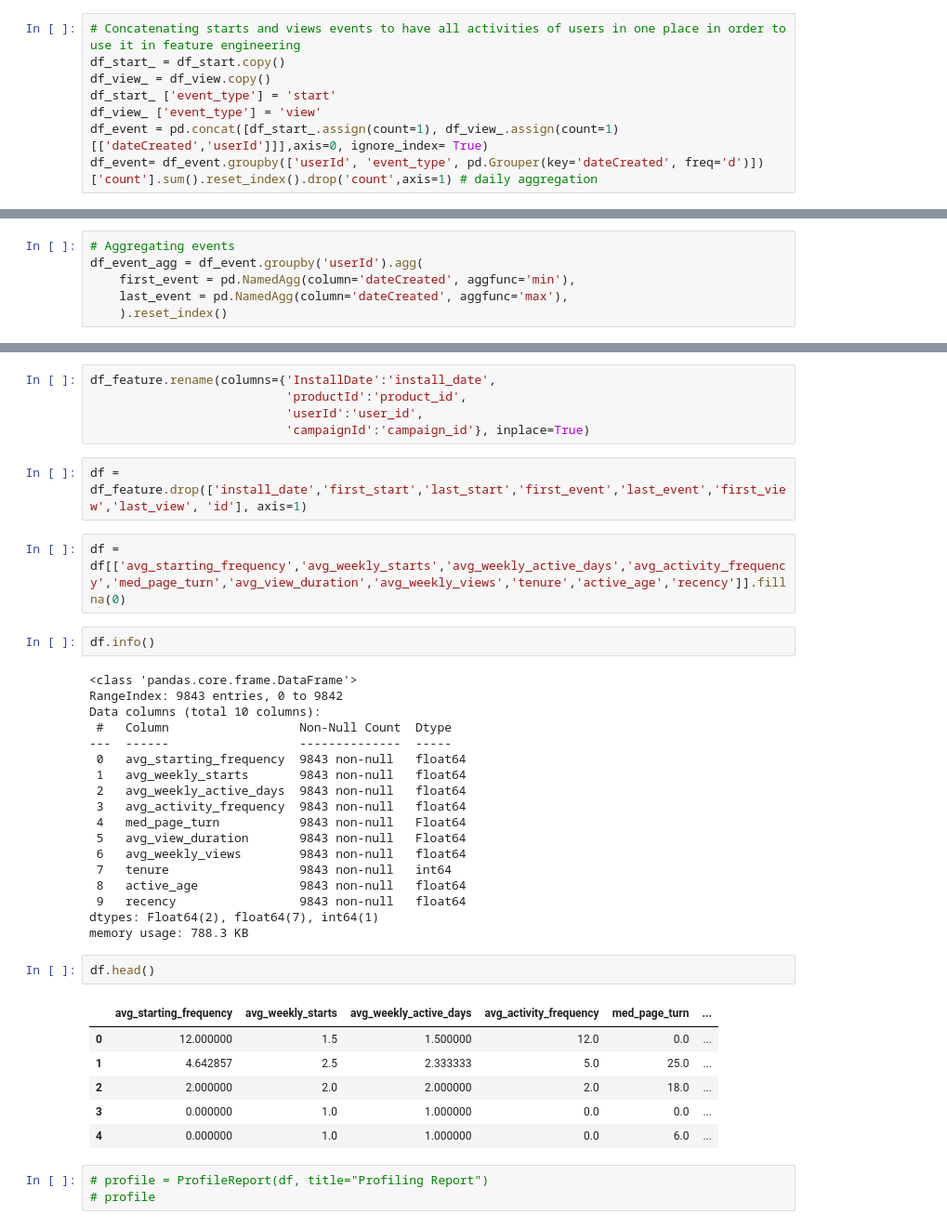
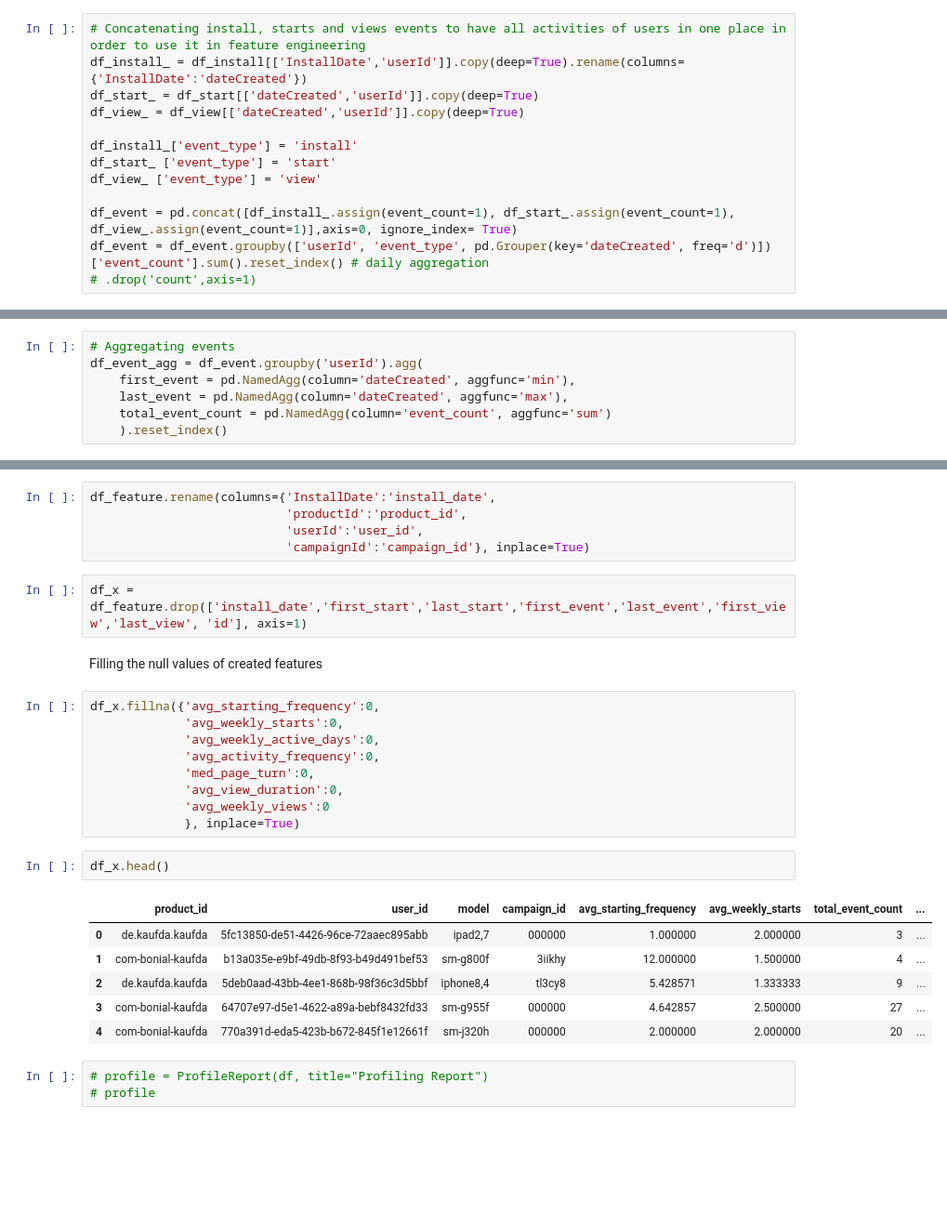
Before and after one commit to miladbahrami/Churn_Prediction, a Jupyter notebook: churn_new.ipynb, the cells around one changed output, grey strips where cells are left out. Shown at 93% size. Saved outputs shown, nothing was run; the diff lists cells and outputs as text; blank space fills up the shorter version.

```diff
--- a/churn_new.ipynb
+++ b/churn_new.ipynb
@@ -199,10 +203,15 @@ df_starts_agg.head()
 | 3 | 00095350-9e64-4b34-9112-b9869703248b | 2017-04-07 | 2017-04-08 | 1.000000 | 2.0 |
 | 4 | 00095653-80f8-4fba-93d9-44ae70bb6263 | 2017-05-09 | 2017-06-21 | 14.333333 | 1.0 |
 # %%
-# Concatenating starts and views events to have all activities of users in one place in order to use it in feature engineering
-df_start_ = df_start.copy()
-df_view_ = df_view.copy()
+# Concatenating install, starts and views events to have all activities of users in one place in order to use it in feature engineering
+df_install_ = df_install[['InstallDate','userId']].copy(deep=True).rename(columns={'InstallDate':'dateCreated'})
+df_start_ = df_start[['dateCreated','userId']].copy(deep=True)
+df_view_ = df_view[['dateCreated','userId']].copy(deep=True)
+
+df_install_['event_type'] = 'install'
 df_start_ ['event_type'] = 'start'
 df_view_ ['event_type'] = 'view'
-df_event = pd.concat([df_start_.assign(count=1), df_view_.assign(count=1)[['dateCreated','userId']]],axis=0, ignore_index= True)
-df_event= df_event.groupby(['userId', 'event_type', pd.Grouper(key='dateCreated', freq='d')])['count'].sum().reset_index().drop('count',axis=1) # daily aggregation
+
+df_event = pd.concat([df_install_.assign(event_count=1), df_start_.assign(event_count=1), df_view_.assign(event_count=1)],axis=0, ignore_index= True)
+df_event = df_event.groupby(['userId', 'event_type', pd.Grouper(key='dateCreated', freq='d')])['event_count'].sum().reset_index() # daily aggregation
+# .drop('count',axis=1)
@@ -211,5 +236,6 @@ df_event= df_event.groupby(['userId', 'event_type', pd.Grouper(key='dateCreated'
 df_event_agg = df_event.groupby('userId').agg(
     first_event = pd.NamedAgg(column='dateCreated', aggfunc='min'),
     last_event = pd.NamedAgg(column='dateCreated', aggfunc='max'),
+    total_event_count = pd.NamedAgg(column='event_count', aggfunc='sum')
     ).reset_index()
 # %%
@@ -307,38 +335,27 @@ df_feature.rename(columns={'InstallDate':'install_date',
                            'userId':'user_id',
                            'campaignId':'campaign_id'}, inplace=True)
 # %%
-df = df_feature.drop(['install_date','first_start','last_start','first_event','last_event','first_view','last_view', 'id'], axis=1)
+df_x = df_feature.drop(['install_date','first_start','last_start','first_event','last_event','first_view','last_view', 'id'], axis=1)
+# %% [markdown]
+Filling the null values of created features
 # %%
-df = df[['avg_starting_frequency','avg_weekly_starts','avg_weekly_active_days','avg_activity_frequency','med_page_turn','avg_view_duration','avg_weekly_views','tenure','active_age','recency']].fillna(0)
+df_x.fillna({'avg_starting_frequency':0,
+             'avg_weekly_starts':0,
+             'avg_weekly_active_days':0,
+             'avg_activity_frequency':0,
+             'med_page_turn':0,
+             'avg_view_duration':0,
+             'avg_weekly_views':0
+             }, inplace=True)
-# %%
-df.info()
-# %% [output]
-<class 'pandas.core.frame.DataFrame'>
-RangeIndex: 9843 entries, 0 to 9842
-Data columns (total 10 columns):
- #   Column                  Non-Null Count  Dtype
----  ------                  --------------  -----
- 0   avg_starting_frequency  9843 non-null   float64
- 1   avg_weekly_starts       9843 non-null   float64
- 2   avg_weekly_active_days  9843 non-null   float64
- 3   avg_activity_frequency  9843 non-null   float64
- 4   med_page_turn           9843 non-null   Float64
- 5   avg_view_duration       9843 non-null   Float64
- 6   avg_weekly_views        9843 non-null   float64
- 7   tenure                  9843 non-null   int64
- 8   active_age              9843 non-null   float64
- 9   recency                 9843 non-null   float64
-dtypes: Float64(2), float64(7), int64(1)
-memory usage: 788.3 KB
 # %%
-df.head()
+df_x.head()
 # %% [output]
-|  | avg_starting_frequency | avg_weekly_starts | avg_weekly_active_days | avg_activity_frequency | med_page_turn | ... |
-| 0 | 12.000000 | 1.5 | 1.500000 | 12.0 | 0.0 | ... |
-| 1 | 4.642857 | 2.5 | 2.333333 | 5.0 | 25.0 | ... |
-| 2 | 2.000000 | 2.0 | 2.000000 | 2.0 | 18.0 | ... |
-| 3 | 0.000000 | 1.0 | 1.000000 | 0.0 | 0.0 | ... |
-| 4 | 0.000000 | 1.0 | 1.000000 | 0.0 | 6.0 | ... |
+|  | product_id | user_id | model | campaign_id | avg_starting_frequency | avg_weekly_starts | total_event_count | ... |
+| 0 | de.kaufda.kaufda | 5fc13850-de51-4426-96ce-72aaec895abb | ipad2,7 | 000000 | 1.000000 | 2.000000 | 3 | ... |
+| 1 | com-bonial-kaufda | b13a035e-e9bf-49db-8f93-b49d491bef53 | sm-g800f | 3iikhy | 12.000000 | 1.500000 | 4 | ... |
+| 2 | de.kaufda.kaufda | 5deb0aad-43bb-4ee1-868b-98f36c3d5bbf | iphone8,4 | tl3cy8 | 5.428571 | 1.333333 | 9 | ... |
+| 3 | com-bonial-kaufda | 64707e97-d5e1-4622-a89a-bebf8432fd33 | sm-g955f | 000000 | 4.642857 | 2.500000 | 27 | ... |
+| 4 | com-bonial-kaufda | 770a391d-eda5-423b-b672-845f1e12661f | sm-j320h | 000000 | 2.000000 | 2.000000 | 20 | ... |
 # %%
 # profile = ProfileReport(df, title="Profiling Report")
 # profile
```
Also changed, not shown: parts of 22 cells of this notebook.
